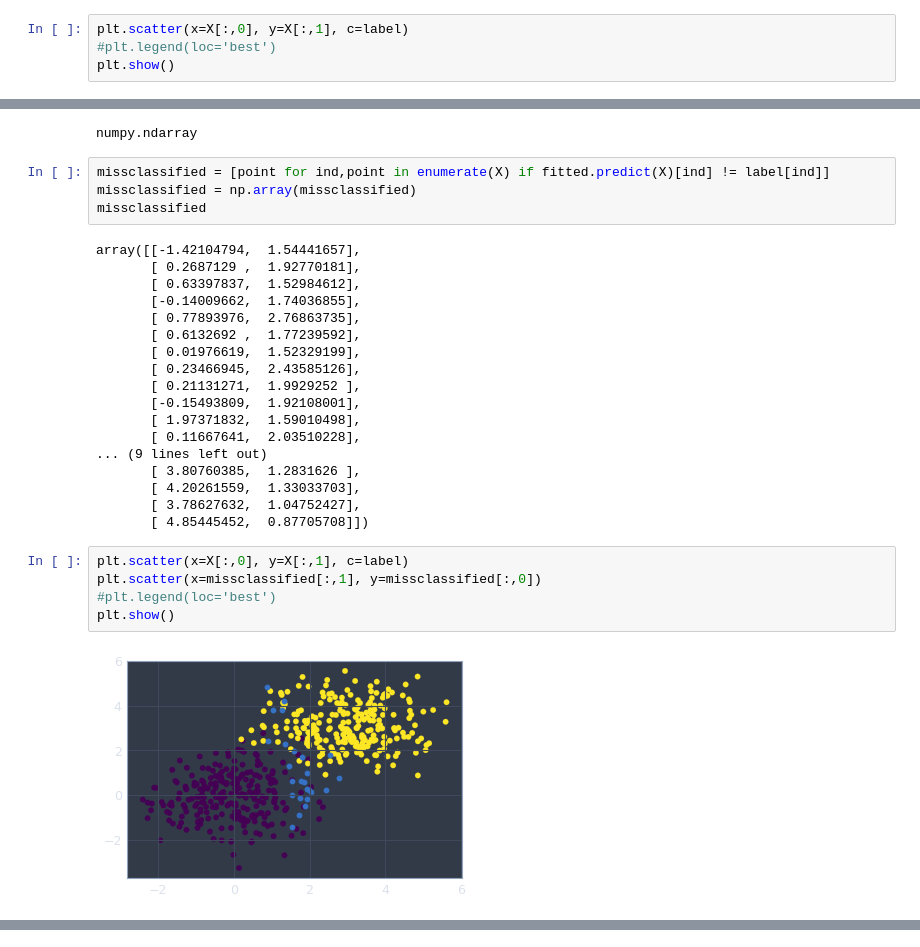
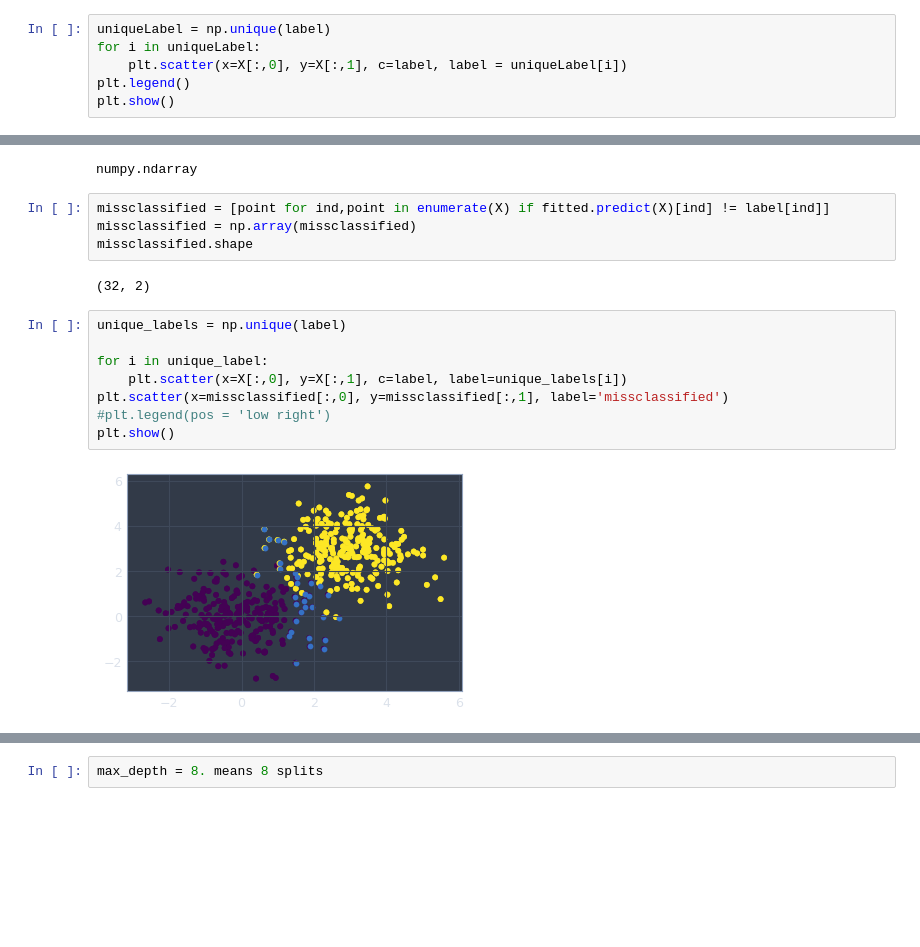
Before and after one commit to alyonavyshnevska/intelligent_data_analysis, a Jupyter notebook: Lab04_Deciscion_Trees/Decision_Trees.ipynb, the cells around one changed output, grey strips where cells are left out. Drawn from its saved outputs; the diff is of its cells as text; blank space fills up the shorter version.

Commit message:
update info gain and legends

```diff
--- a/Lab04_Deciscion_Trees/Decision_Trees.ipynb
+++ b/Lab04_Deciscion_Trees/Decision_Trees.ipynb
@@ -94,7 +102,9 @@ print(label.shape)
 (500, 2)
 (500,)
 # %%
-plt.scatter(x=X[:,0], y=X[:,1], c=label)
-#plt.legend(loc='best')
+uniqueLabel = np.unique(label)
+for i in uniqueLabel:
+    plt.scatter(x=X[:,0], y=X[:,1], c=label, label = uniqueLabel[i])
+plt.legend()
 plt.show()
 # %% [output]
@@ -153,34 +171,23 @@ numpy.ndarray
 # %%
 missclassified = [point for ind,point in enumerate(X) if fitted.predict(X)[ind] != label[ind]]
 missclassified = np.array(missclassified)
-missclassified
+missclassified.shape
 # %% [output]
-array([[-1.42104794,  1.54441657],
-       [ 0.2687129 ,  1.92770181],
-       [ 0.63397837,  1.52984612],
-       [-0.14009662,  1.74036855],
-       [ 0.77893976,  2.76863735],
-       [ 0.6132692 ,  1.77239592],
-       [ 0.01976619,  1.52329199],
-       [ 0.23466945,  2.43585126],
-       [ 0.21131271,  1.9929252 ],
-       [-0.15493809,  1.92108001],
-       [ 1.97371832,  1.59010498],
-       [ 0.11667641,  2.03510228],
-... (9 lines left out)
-       [ 3.80760385,  1.2831626 ],
-       [ 4.20261559,  1.33033703],
-       [ 3.78627632,  1.04752427],
-       [ 4.85445452,  0.87705708]])
+(32, 2)
 # %%
-plt.scatter(x=X[:,0], y=X[:,1], c=label)
-plt.scatter(x=missclassified[:,1], y=missclassified[:,0])
-#plt.legend(loc='best')
+unique_labels = np.unique(label)
+
+for i in unique_label:
+    plt.scatter(x=X[:,0], y=X[:,1], c=label, label=unique_labels[i])
+plt.scatter(x=missclassified[:,0], y=missclassified[:,1], label='missclassified')
+#plt.legend(pos = 'low right')
 plt.show()
 # %% [output]
-[figure, old version]
+[figure, new version]
 # %% [markdown]
 <b>Exercise 6:</b>
 * Calculate the predictions for all instances from the training set (use the function predict). Which instances are misclassified? Create a plot that shows which instances are correctly classified and which instances are misclassified. This figure should look like this:
 <img src="figures/dec.png" width="600"/>
 * Can you find learning parameter for the decision tree classifier (max_depth,min_samples_leaf,max_leaf_nodes,...) to get a classifier that classifies all instances correctly?
+# %%
+max_depth = 8. means 8 splits
```
Also changed, not shown: parts of 10 cells of this notebook.
